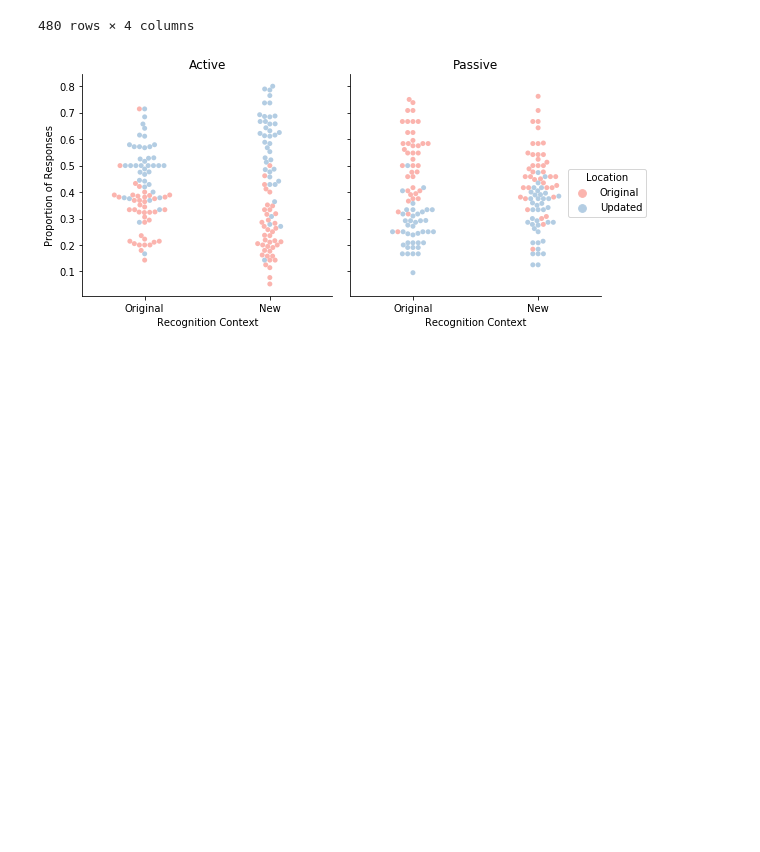
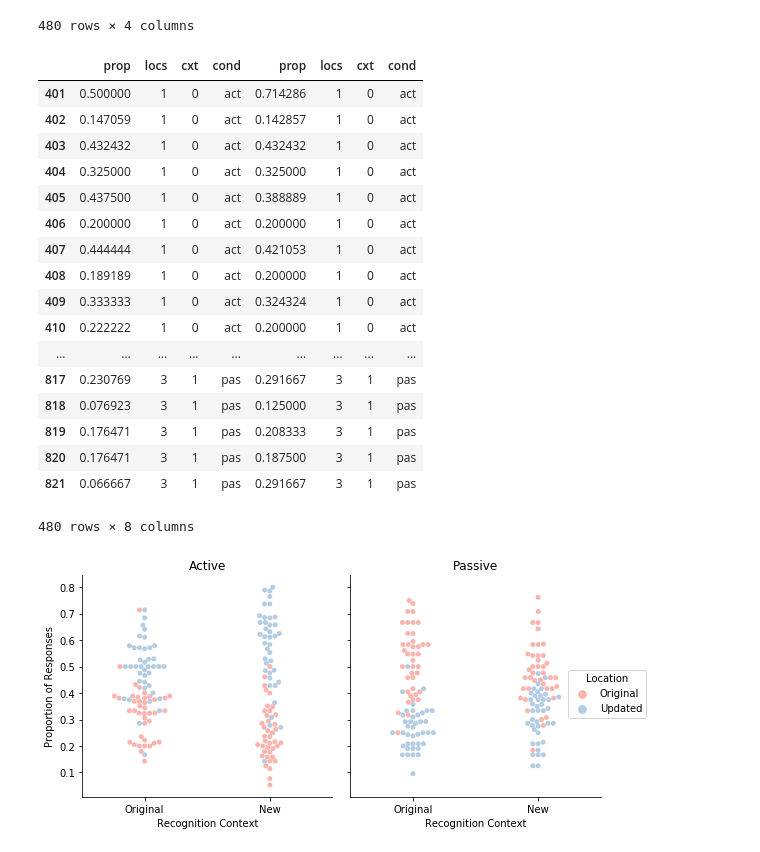
Before and after one commit to donnajobridge/data_visualizations, a Jupyter notebook: cxtupdate/cxtupdate_visualizations.ipynb, the cells around one changed output. Cells and saved outputs as stored; diff of their text form; code cells hidden in the pictures; blank space fills up the shorter version.

```diff
--- a/cxtupdate/cxtupdate_visualizations.ipynb
+++ b/cxtupdate/cxtupdate_visualizations.ipynb
@@ -179,4 +361,27 @@ props_tidy
 | 820 | 0.187500 | 3 | 1 | pas |
 | 821 | 0.291667 | 3 | 1 | pas |
 480 rows × 4 columns
+# %%
+# props_tidy
+pt_test = pd.read_csv('data_check.csv', index_col=0)
+pd.concat([pt_test, props_tidy],axis=1)
+# %% [output]
+|  | prop | locs | cxt | cond | prop | locs | cxt | cond |
+| 401 | 0.500000 | 1 | 0 | act | 0.714286 | 1 | 0 | act |
+| 402 | 0.147059 | 1 | 0 | act | 0.142857 | 1 | 0 | act |
+| 403 | 0.432432 | 1 | 0 | act | 0.432432 | 1 | 0 | act |
+| 404 | 0.325000 | 1 | 0 | act | 0.325000 | 1 | 0 | act |
+| 405 | 0.437500 | 1 | 0 | act | 0.388889 | 1 | 0 | act |
+| 406 | 0.200000 | 1 | 0 | act | 0.200000 | 1 | 0 | act |
+| 407 | 0.444444 | 1 | 0 | act | 0.421053 | 1 | 0 | act |
+| 408 | 0.189189 | 1 | 0 | act | 0.200000 | 1 | 0 | act |
+| 409 | 0.333333 | 1 | 0 | act | 0.324324 | 1 | 0 | act |
+| 410 | 0.222222 | 1 | 0 | act | 0.200000 | 1 | 0 | act |
+| ... | ... | ... | ... | ... | ... | ... | ... | ... |
+| 817 | 0.230769 | 3 | 1 | pas | 0.291667 | 3 | 1 | pas |
+| 818 | 0.076923 | 3 | 1 | pas | 0.125000 | 3 | 1 | pas |
+| 819 | 0.176471 | 3 | 1 | pas | 0.208333 | 3 | 1 | pas |
+| 820 | 0.176471 | 3 | 1 | pas | 0.187500 | 3 | 1 | pas |
+| 821 | 0.066667 | 3 | 1 | pas | 0.291667 | 3 | 1 | pas |
+480 rows × 8 columns
 # %%
```
Also changed, not shown: parts of 12 cells of this notebook, 11 other files.
